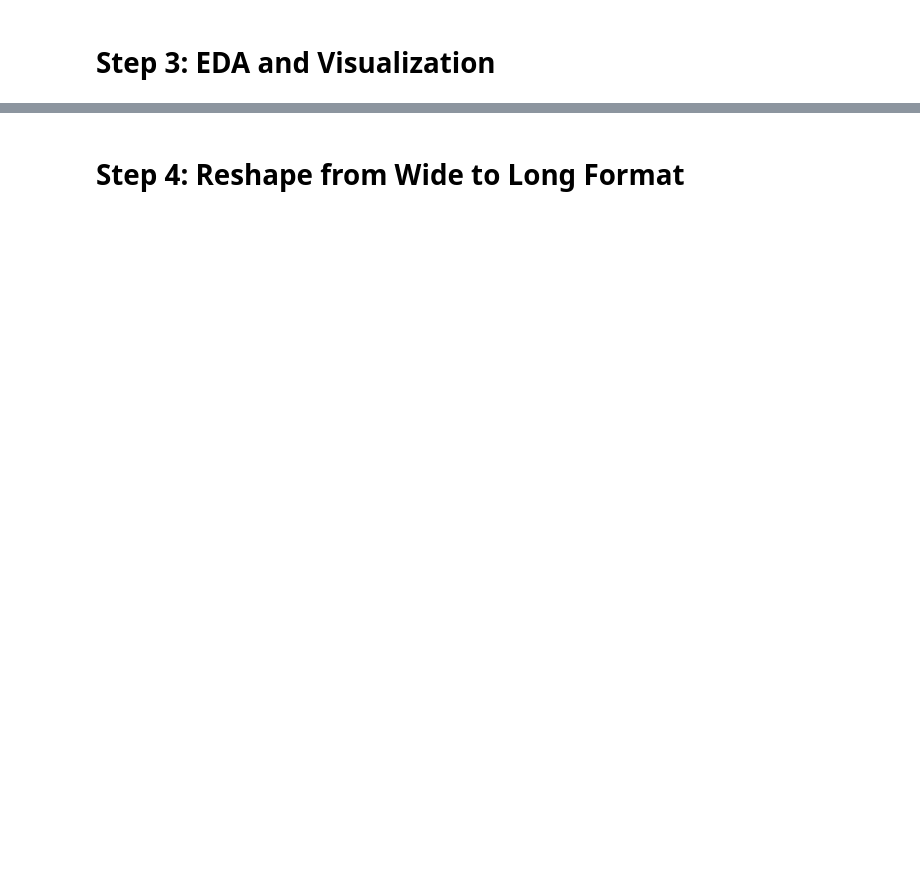
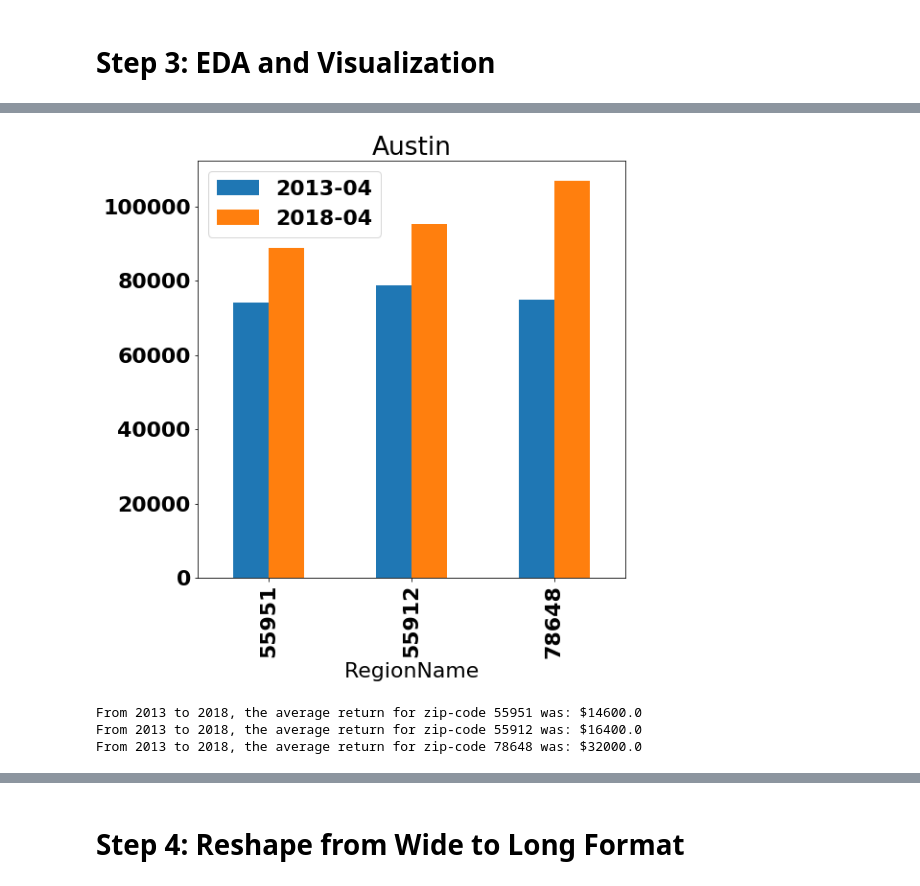
Before and after one commit to andymdc31/time_series_project, a Jupyter notebook: dsc-mod-4-project-online-ds-ft-081219/mod_4_starter_notebook.ipynb, the cells around one changed output, grey strips where cells are left out. Drawn from its saved outputs; the diff is of its cells as text; code cells hidden in the pictures; blank space fills up the shorter version.

```diff
--- a/dsc-mod-4-project-online-ds-ft-081219/mod_4_starter_notebook.ipynb
+++ b/dsc-mod-4-project-online-ds-ft-081219/mod_4_starter_notebook.ipynb
@@ -170,0 +141,8 @@ ax = three_smallest_df.plot.bar(x='RegionName', y='2018-04', figsize=(8,8))
+# %%
+city_plot(austin_df, '2013-04', 'Austin')
+austin_largest_return = city_roi(austin_df, '2013-04')
+# %% [output]
+[figure, added]
+From 2013 to 2018, the average return for zip-code 55951 was: $14600.0
+From 2013 to 2018, the average return for zip-code 55912 was: $16400.0
+From 2013 to 2018, the average return for zip-code 78648 was: $32000.0
```
Also changed, not shown: parts of 60 cells of this notebook.
